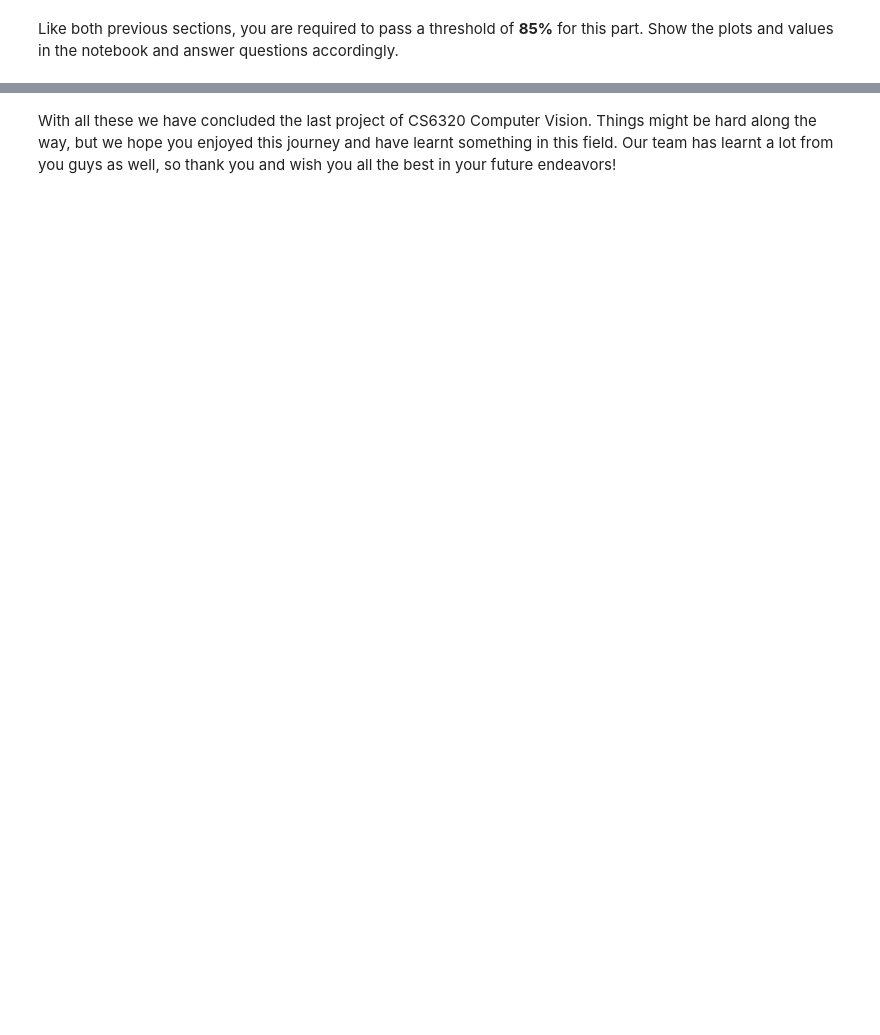
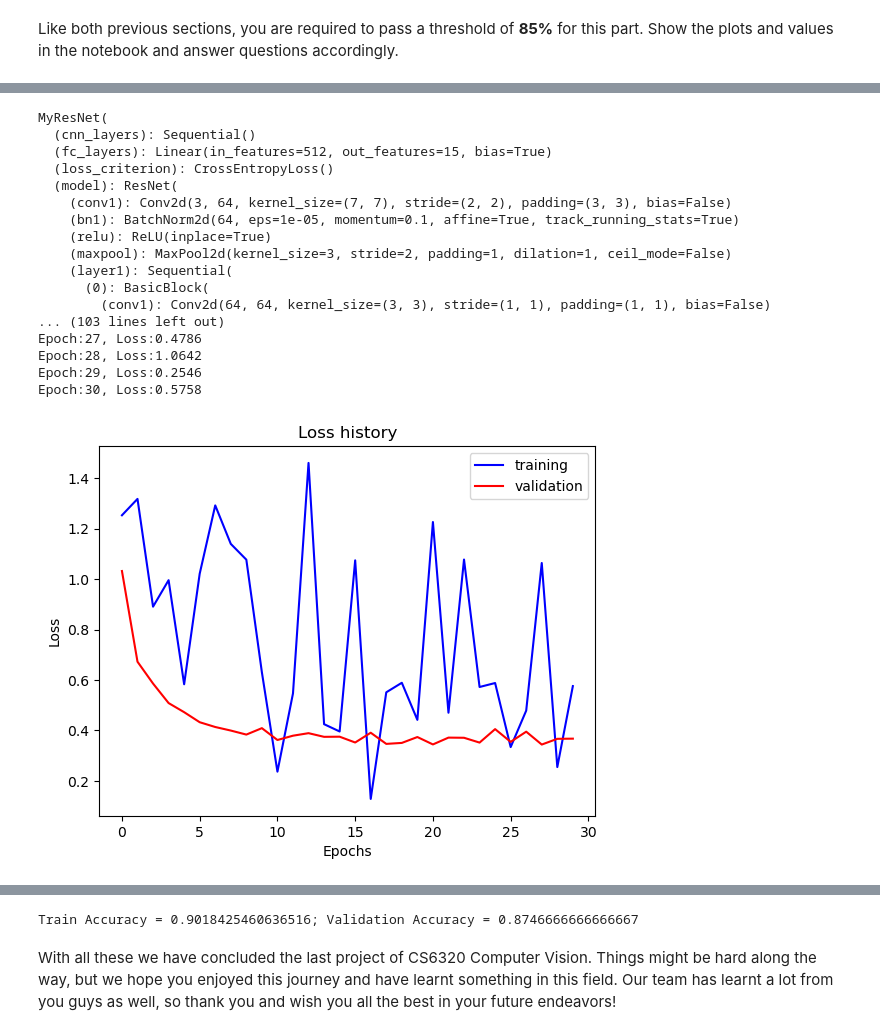
Before and after one commit to JaredMiller9922/CS-6320, a Jupyter notebook: proj5_6320/proj5_code/proj5.ipynb, the cells around one changed output, grey strips where cells are left out. Saved outputs shown, nothing was run; the diff lists cells and outputs as text; code cells hidden in the pictures; blank space fills up the shorter version.

```diff
--- a/proj5_6320/proj5_code/proj5.ipynb
+++ b/proj5_6320/proj5_code/proj5.ipynb
@@ -487,0 +631,59 @@ Extra Credit: Discuss what extra credit you have done and analyze it. Include im
+# %%
+# Code Block For ResNet
+inp_size = (224,224)
+
+my_resnet = MyResNet()
+print(my_resnet)
+
+optimizer_config = {
+    "optimizer_type": "adam",
+    "lr": 1e-3,
+    "weight_decay": 1e-6
+}
+# optimizer_config = {
+    # "optimizer_type": "sgd",
+    # "lr": 1e-3,
+    # "momentum": 0.9,
+    # "weight_decay": 1e-4
+# }
+
+optimizer = get_optimizer(my_resnet, optimizer_config)
+
+trainer = Trainer(data_dir='../data/',
+                  model = my_resnet,
+                  optimizer = optimizer,
+                  model_dir = '../model_checkpoints/myresnet/',
+                  train_data_transforms = get_data_augmentation_transforms(inp_size, dataset_mean, dataset_std),
+                  test_data_transforms = get_fundamental_transforms(inp_size, dataset_mean, dataset_std),
+                  batch_size = 32,
+                  load_from_disk = False,
+                  cuda = is_cuda
+                 )
+
+trainer.train(num_epochs=30)
+
+trainer.plot_loss_history()
+trainer.plot_accuracy()
+
+train_accuracy = trainer.train_accuracy_history[-1]
+validation_accuracy = trainer.validation_accuracy_history[-1]
+print('Train Accuracy = {}; Validation Accuracy = {}'.format(train_accuracy, validation_accuracy))
+# %% [output]
+MyResNet(
+  (cnn_layers): Sequential()
+  (fc_layers): Linear(in_features=512, out_features=15, bias=True)
+  (loss_criterion): CrossEntropyLoss()
+  (model): ResNet(
+    (conv1): Conv2d(3, 64, kernel_size=(7, 7), stride=(2, 2), padding=(3, 3), bias=False)
+    (bn1): BatchNorm2d(64, eps=1e-05, momentum=0.1, affine=True, track_running_stats=True)
+    (relu): ReLU(inplace=True)
+    (maxpool): MaxPool2d(kernel_size=3, stride=2, padding=1, dilation=1, ceil_mode=False)
+    (layer1): Sequential(
+      (0): BasicBlock(
+        (conv1): Conv2d(64, 64, kernel_size=(3, 3), stride=(1, 1), padding=(1, 1), bias=False)
+... (103 lines left out)
+Epoch:27, Loss:0.4786
+Epoch:28, Loss:1.0642
+Epoch:29, Loss:0.2546
+Epoch:30, Loss:0.5758
+[figure, added]
@@ -488,2 +691,3 @@ Extra Credit: Discuss what extra credit you have done and analyze it. Include im
+Train Accuracy = 0.9018425460636516; Validation Accuracy = 0.8746666666666667
 # %% [markdown]
 With all these we have concluded the last project of CS6320 Computer Vision. Things might be hard along the way, but we hope you enjoyed this journey and have learnt something in this field. Our team has learnt a lot from you guys as well, so thank you and wish you all the best in your future endeavors!
```
Also changed, not shown: parts of 26 cells of this notebook, 7 other files.
